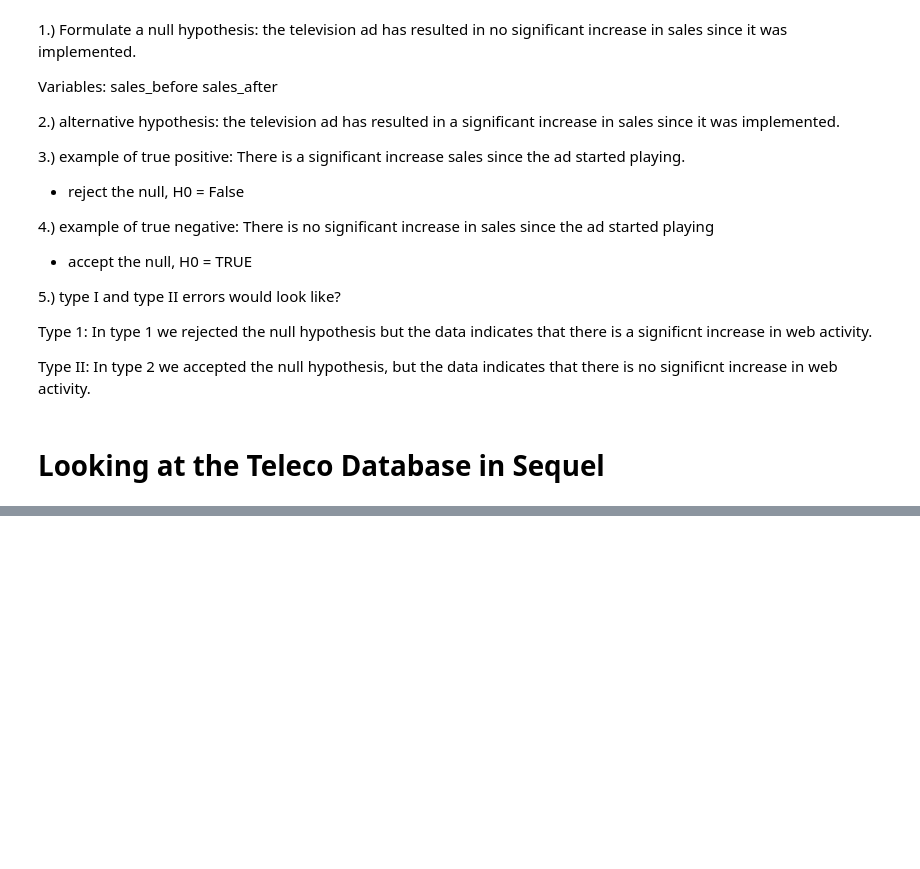
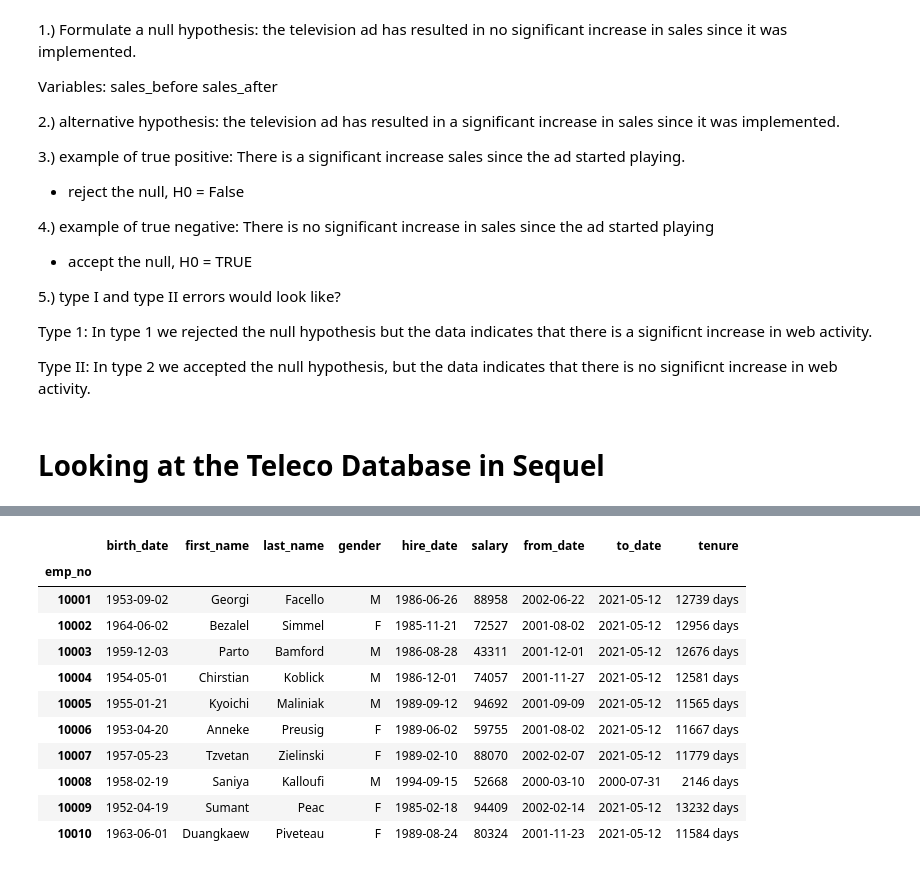
Before and after one commit to RobLMurphy92/statistics-exercises, a Jupyter notebook: hypothesis_testing.ipynb, the cells around one changed output, grey strips where cells are left out. Cells and saved outputs as stored; diff of their text form; code cells hidden in the pictures; blank space fills up the shorter version.

```diff
--- a/hypothesis_testing.ipynb
+++ b/hypothesis_testing.ipynb
@@ -94,0 +337,3 @@ Type II: In type 2 we accepted the null hypothesis,  but the data indicates that
+# %%
+employee_sal_db_new = employee_sal_db.sort_values(by = 'to_date').groupby('emp_no').last()
+employee_sal_db_new.head()
@@ -94,0 +348,17 @@ Type II: In type 2 we accepted the null hypothesis,  but the data indicates that
+# %%
+employee_sal_db_new['tenure'] = employee_sal_db_new.tenure.astype(str)
+# %%
+employee_sal_db_new.head(10)
+# %% [output]
+|  | birth_date | first_name | last_name | gender | hire_date | salary | from_date | to_date | tenure |
+| emp_no |  |  |  |  |  |  |  |  |  |
+| 10001 | 1953-09-02 | Georgi | Facello | M | 1986-06-26 | 88958 | 2002-06-22 | 2021-05-12 | 12739 days |
+| 10002 | 1964-06-02 | Bezalel | Simmel | F | 1985-11-21 | 72527 | 2001-08-02 | 2021-05-12 | 12956 days |
+| 10003 | 1959-12-03 | Parto | Bamford | M | 1986-08-28 | 43311 | 2001-12-01 | 2021-05-12 | 12676 days |
+| 10004 | 1954-05-01 | Chirstian | Koblick | M | 1986-12-01 | 74057 | 2001-11-27 | 2021-05-12 | 12581 days |
+| 10005 | 1955-01-21 | Kyoichi | Maliniak | M | 1989-09-12 | 94692 | 2001-09-09 | 2021-05-12 | 11565 days |
+| 10006 | 1953-04-20 | Anneke | Preusig | F | 1989-06-02 | 59755 | 2001-08-02 | 2021-05-12 | 11667 days |
+| 10007 | 1957-05-23 | Tzvetan | Zielinski | F | 1989-02-10 | 88070 | 2002-02-07 | 2021-05-12 | 11779 days |
+| 10008 | 1958-02-19 | Saniya | Kalloufi | M | 1994-09-15 | 52668 | 2000-03-10 | 2000-07-31 | 2146 days |
+| 10009 | 1952-04-19 | Sumant | Peac | F | 1985-02-18 | 94409 | 2002-02-14 | 2021-05-12 | 13232 days |
+| 10010 | 1963-06-01 | Duangkaew | Piveteau | F | 1989-08-24 | 80324 | 2001-11-23 | 2021-05-12 | 11584 days |
```
Also changed, not shown: parts of 89 cells of this notebook.
